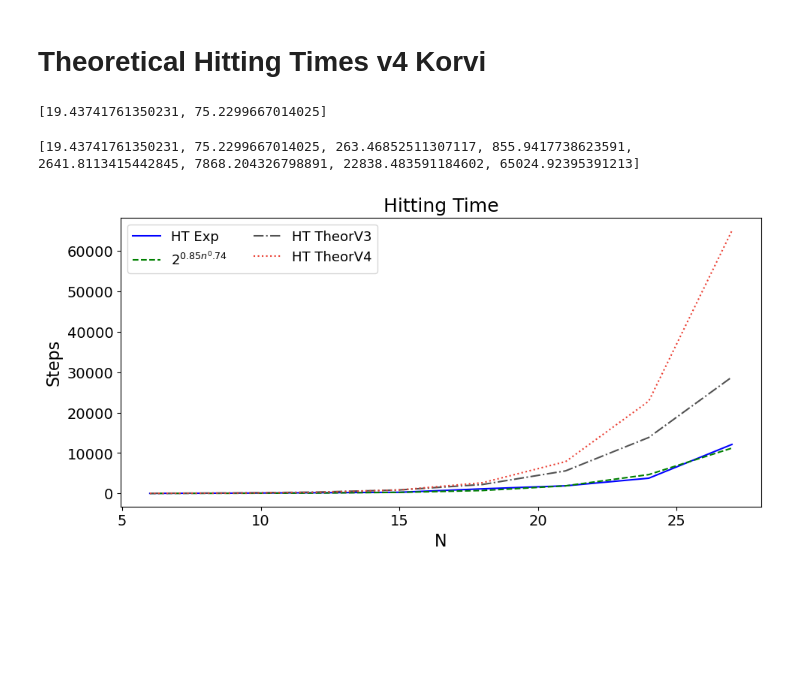
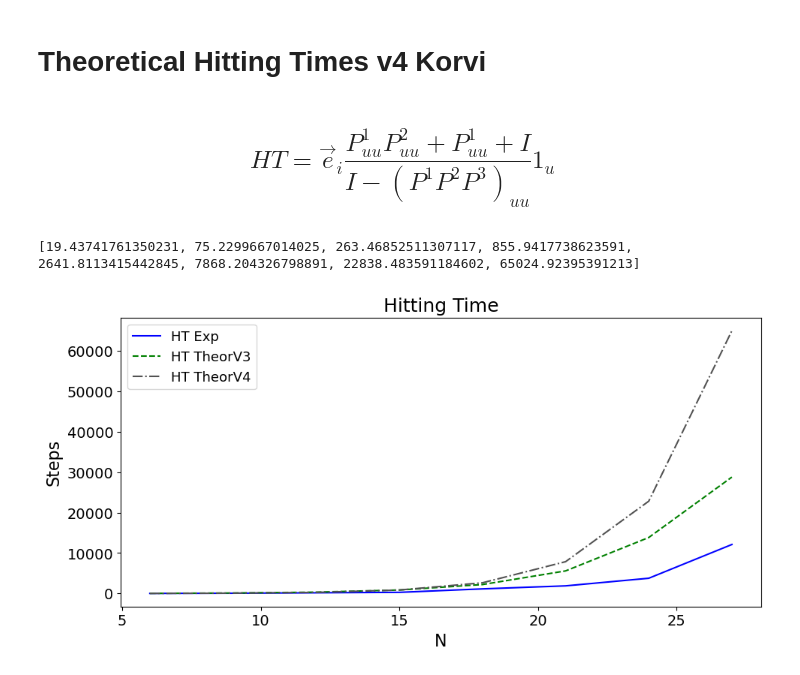
Before and after one commit to JaimePSantos/DynamicRandomWalks, a Jupyter notebook: ClassicalWalks/DiscreteTime/HT-Dyn_TemporalHelix_Experiments.ipynb, the cells around one changed output. Cells and saved outputs as stored; diff of their text form; code cells hidden in the pictures; blank space fills up the shorter version.

```diff
--- a/ClassicalWalks/DiscreteTime/HT-Dyn_TemporalHelix_Experiments.ipynb
+++ b/ClassicalWalks/DiscreteTime/HT-Dyn_TemporalHelix_Experiments.ipynb
@@ -618,36 +297,0 @@ def hitting_times_for_tempHelix_graphs(reps, initIndex, target):
-# %%
-reps = 8
-factor = 4.5
-alphaLabelList = [r'TempHelix HT Exp',f'TempHelix HT Theor',r'$2^{' +f'{factor}' +r'n^\epsilon}$']
-
-init = 0
-target = -1
-
-theoretical_hitting_times = hitting_times_for_tempHelix_graphs(reps, init, target)
-
-params = {
-    'font_size' : 14,
-    'figsize': (11, 5),
-    'plot_title' : f'Hitting Time',
-    'x_label' : 'N',
-    'y_label' : "Steps",
-    'legend_labels' : alphaLabelList,
-    'legend_loc': "best",
-    # 'legend_title' : r'$\alpha$',
-    'legend_ncol' : 3,
-    'color_list' : ['#0000FF', '#008000', '#525252','#eb4034'],
-    'line_style_list' : ['-', '--','-.',':' ],
-    # 'save_path' : f'Output/OrientedDynamics/orientedDynamics_N{N}_NWALKS{len(alphaList)}_Alphas{str([round(a, 2) for a in alphaList]).replace(", ", "-").replace("[", "").replace("]", "")}_TMAX{round(t)}.png',
-    'use_loglog': False,
-    'use_cbar' : False,
-    'cbar_label' : None,
-    'cbar_ticks' : None,
-    'cbar_tick_labels' : None,
-    'x_lim' : None,
-    # 'x_num_ticks' : 7,
-    # 'y_num_ticks' : 7,
-    # 'x_round_val' : 1,
-    # 'y_round_val' : 3,
-}
-
-plot_qwak(x_value_matrix = [list(nrange3)]*3 , y_value_matrix = [hitting_times,theoretical_hitting_times,fit_hitting_time],**params)
@@ -816,6 +466,10 @@ File exists!
 # %% [markdown]
 #
 # Theoretical Hitting Times v4 Korvi
+# %% [markdown]
+## $$
+HT=\vec{e}_i \frac{P_{uu}^1 P_{uu}^2 +P_{u u}^1+I}{I-\left(P^1 P^2 P^3\right)_{uu}} 1_u
+$$
 # %%
 def theoretical_hitting_time4(P1,P2,P3, init, target):
     """
@@ -867,17 +521,15 @@ def hitting_times_for_tempHelix_graphs4(reps, init, target):
             hitting_times.append(hitting_time)
     return hitting_times
 
-reps = 2
+# reps = 2
 
-init = 0
-target = -1
+# init = 0
+# target = -1
 
 
-theoretical_hitting_times4 = hitting_times_for_tempHelix_graphs4(reps, init, target)
-print(theoretical_hitting_times4)
-# plt.plot(theoretical_hitting_times4)
+# theoretical_hitting_times4 = hitting_times_for_tempHelix_graphs4(reps, init, target)
+# print(theoretical_hitting_times4)
+# # plt.plot(theoretical_hitting_times4)
-# %% [output]
-[19.43741761350231, 75.2299667014025]
 # %%
 reps = 8
 
@@ -888,7 +540,7 @@ target = -1
 theoretical_hitting_times4 = hitting_times_for_tempHelix_graphs4(reps, init, target)
 print(theoretical_hitting_times4)
 
-alphaLabelList = [r'HT Exp','$2^{' + f'{round(c,2)}' + r'n^' + f'{round(epsilon,2)}' + r'}$',f'HT TheorV3',f'HT TheorV4',f'HT TheorSzegdy']#,f'HT TheorV4',f'n^2',f'{round(c,2)}n^{factor}']
+alphaLabelList = [r'HT Exp',f'HT TheorV3',f'HT TheorV4']#,f'HT TheorV4',f'n^2',f'{round(c,2)}n^{factor}']
 
 params = {
     'font_size' : 14,
@@ -896,32 +548,31 @@ params = {
     'plot_title' : f'Hitting Time',
     'x_label' : 'N',
     'y_label' : "Steps",
     'legend_labels' : alphaLabelList,
     'legend_loc': "best",
     # 'legend_title' : r'$\alpha$',
     'legend_ncol' : len(alphaLabelList)//2,
     'color_list' : ['#0000FF', '#008000', '#525252','#eb4034','yellow','#8f82f1'],
     'line_style_list' : ['-', '--','-.',':',':','-.'],
     # 'save_path' : f'Output/OrientedDynamics/orientedDynamics_N{N}_NWALKS{len(alphaList)}_Alphas{str([round(a, 2) for a in alphaList]).replace(", ", "-").replace("[", "").replace("]", "")}_TMAX{round(t)}.png',
     'use_loglog': False,
     'use_cbar' : False,
     'cbar_label' : None,
     'cbar_ticks' : None,
     'cbar_tick_labels' : None,
     'x_lim' : None,
     # 'x_num_ticks' : 7,
     # 'y_num_ticks' : 7,
     # 'x_round_val' : 1,
     # 'y_round_val' : 3,
 }
 
 y_value_list = [hitting_times,
-                fit_hitting_time,
                 # theoretical_hitting_times,
                 theoretical_hitting_times3,
                 theoretical_hitting_times4]
 
 plot_qwak(x_value_matrix = [list(sum_range)]*len(y_value_list) , y_value_matrix = y_value_list ,**params)
 # %% [output]
 [19.43741761350231, 75.2299667014025, 263.46852511307117, 855.9417738623591, 2641.8113415442845, 7868.204326798891, 22838.483591184602, 65024.92395391213]
-[figure, old version]
+[figure, new version]
```
Also changed, not shown: parts of 16 cells of this notebook, 8 other files.
